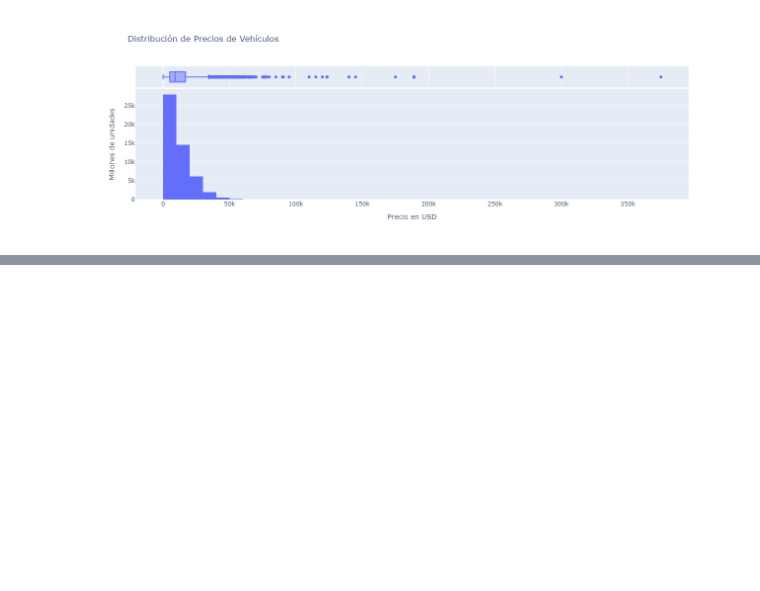
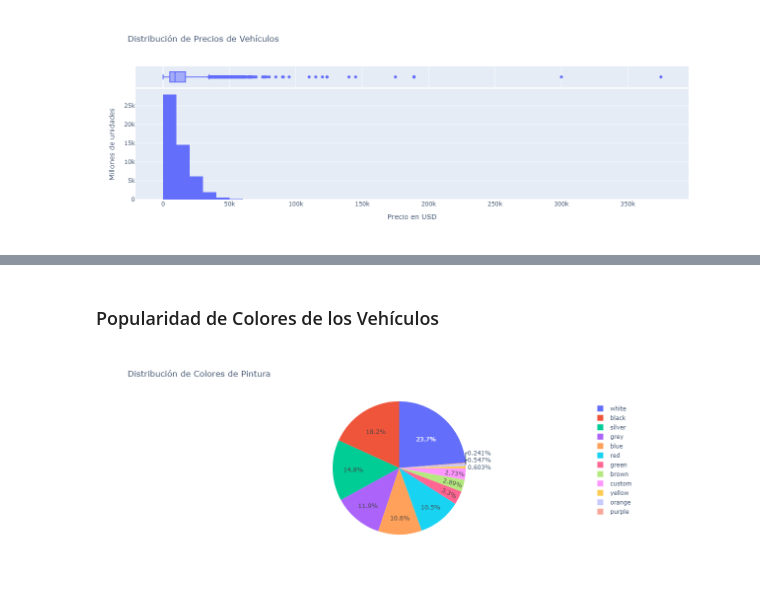
Before and after one commit to Claudio-Laz/sprint_7_project, a Jupyter notebook: notebooks/EDA.ipynb, the cells around one changed output, grey strips where cells are left out. Saved outputs shown, nothing was run; the diff lists cells and outputs as text; code cells hidden in the pictures; blank space fills up the shorter version.

```diff
--- a/notebooks/EDA.ipynb
+++ b/notebooks/EDA.ipynb
@@ -49,0 +94,15 @@ Image("price_distribution.png") # Se muestra imagen del gráfico anterior para q
+# %% [markdown]
+### Popularidad de Colores de los Vehículos
+# %%
+df_paint_color = df_vehicles["paint_color"].value_counts().reset_index()
+
+fig_paint_color = px.pie(df_paint_color,
+                         names="paint_color",
+                         values="count",
+                         title="Distribución de Colores de Pintura",
+                         labels={"paint_color": "Color de Pintura", "count": "Frecuencia"})
+
+# fig_paint_color.show()
+Image("paint_color.png")
+# %% [output]
+[figure, added]
```
Also changed, not shown: parts of 8 cells of this notebook.
